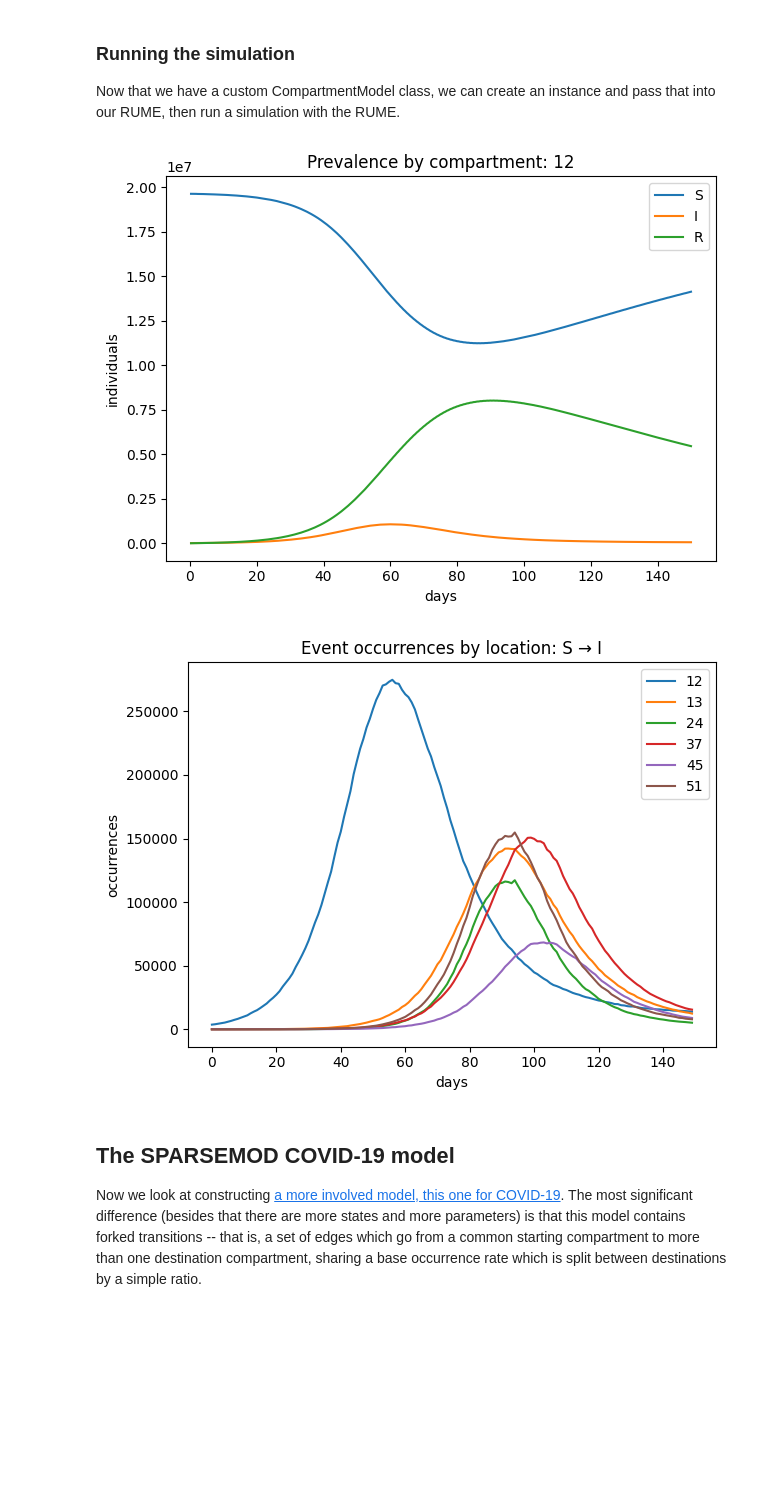
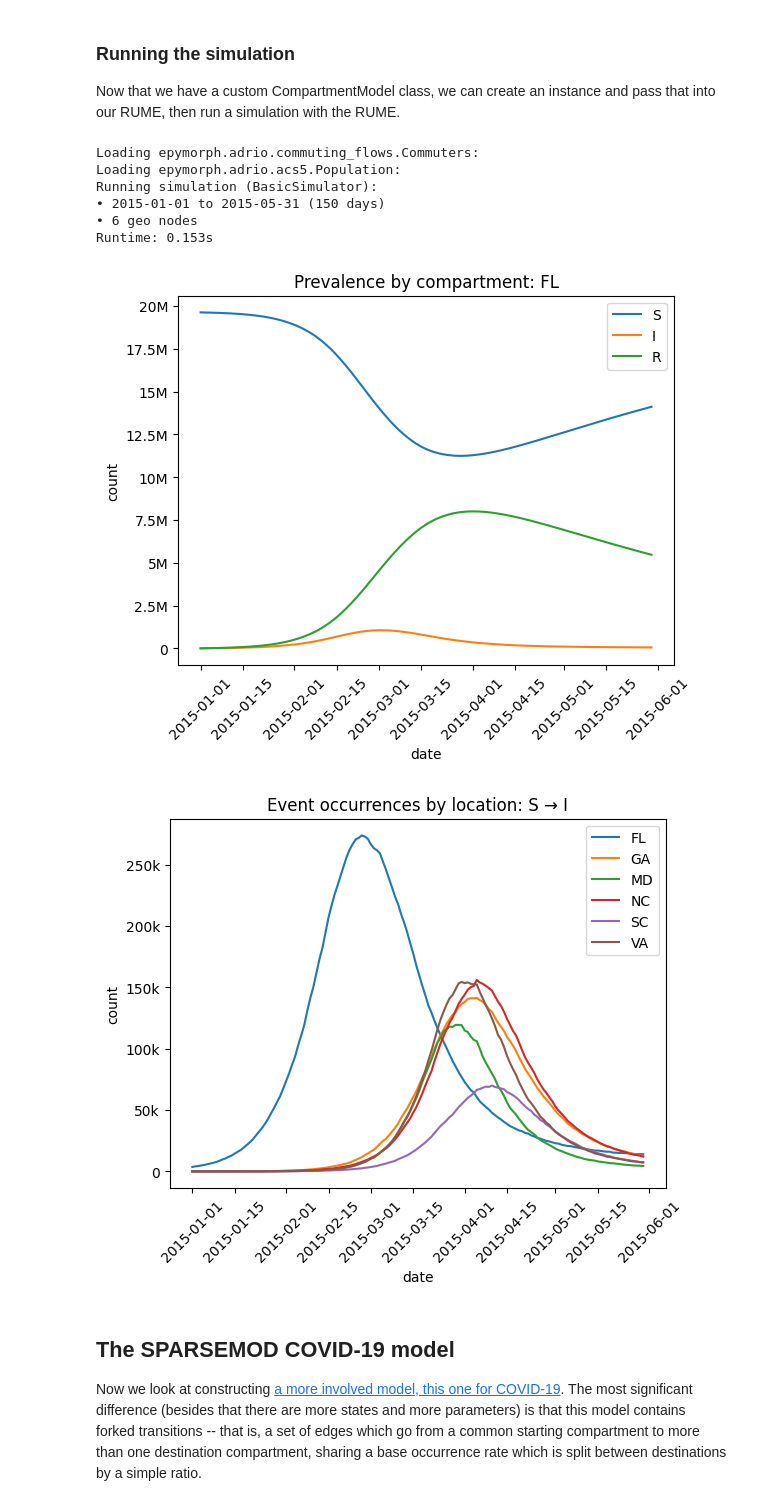
Before and after one commit to NAU-CCL/Epymorph, a Jupyter notebook: doc/devlog/2023-06-30.ipynb, the cells around one changed output. Saved outputs shown, nothing was run; the diff lists cells and outputs as text; code cells hidden in the pictures; blank space fills up the shorter version.

```diff
--- a/doc/devlog/2023-06-30.ipynb
+++ b/doc/devlog/2023-06-30.ipynb
@@ -114,39 +121,60 @@ class PeiIpm(CompartmentModel):
 Now that we have a custom CompartmentModel class, we can create an instance and pass that into our RUME, then run a simulation with the RUME.
 # %%
 import epymorph.data.pei as pei
+from epymorph.data.mm.pei import Pei as PeiMm
 from epymorph.adrio import acs5, commuting_flows, us_tiger
 
 rume = SingleStrataRume.build(
     ipm=PeiIpm(),
-    mm=mm_library["pei"](),
+    mm=PeiMm(),
     scope=pei.pei_scope,
     params={
         # movement model parameters
         "theta": 0.1,
         "move_control": 0.9,
         # IPM parameters
         # NOTE: these names match the names we declared in our IPM!
         "infection_duration": 4.0,
         "immunity_duration": 90.0,
         # geographic params
         "population": acs5.Population(),
         "centroids": us_tiger.GeometricCentroid(),
         "commuters": commuting_flows.Commuters(),
         # TODO: replace this with ADRIO when we have one for humidity
         "humidity": pei.pei_humidity,
     },
     time_frame=TimeFrame.of("2015-01-01", duration_days=150),
     init=init.SingleLocation(location=0, seed_size=10_000),
 )
 
-sim = BasicSimulator(rume)
-out = sim.run()
+with sim_messaging():
+    sim = BasicSimulator(rume)
+    out = sim.run()
 
-plot_pop(out, 0)
-plot_event(out, 0)
+out.plot.line(
+    geo=rume.scope.select.by_indices([0]),
+    time=rume.time_frame.select.all(),
+    quantity=rume.ipm.select.compartments(),
+    title="Prevalence by compartment: FL",
+    label_format="{q}",
+)
+
+out.plot.line(
+    geo=rume.scope.select.all(),
+    time=rume.time_frame.select.all(),
+    quantity=rume.ipm.select.events("S->I"),
+    title="Event occurrences by location: S → I",
+    label_format="{n}",
+)
 # %% [output]
+Loading epymorph.adrio.commuting_flows.Commuters:
+Loading epymorph.adrio.acs5.Population:
+Running simulation (BasicSimulator):
+• 2015-01-01 to 2015-05-31 (150 days)
+• 6 geo nodes
+Runtime: 0.153s
-[figure, old version]
+[figure, new version]
-[figure, old version]
+[figure, new version]
 # %% [markdown]
 ## The SPARSEMOD COVID-19 model
 
```
Also changed, not shown: parts of 3 cells of this notebook, 2 other files.
